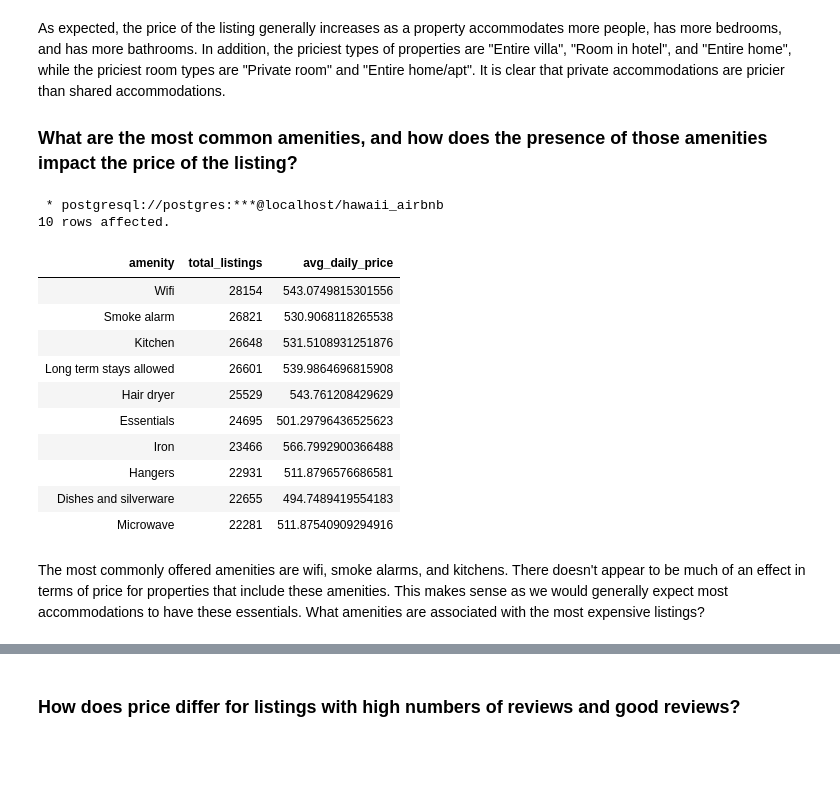
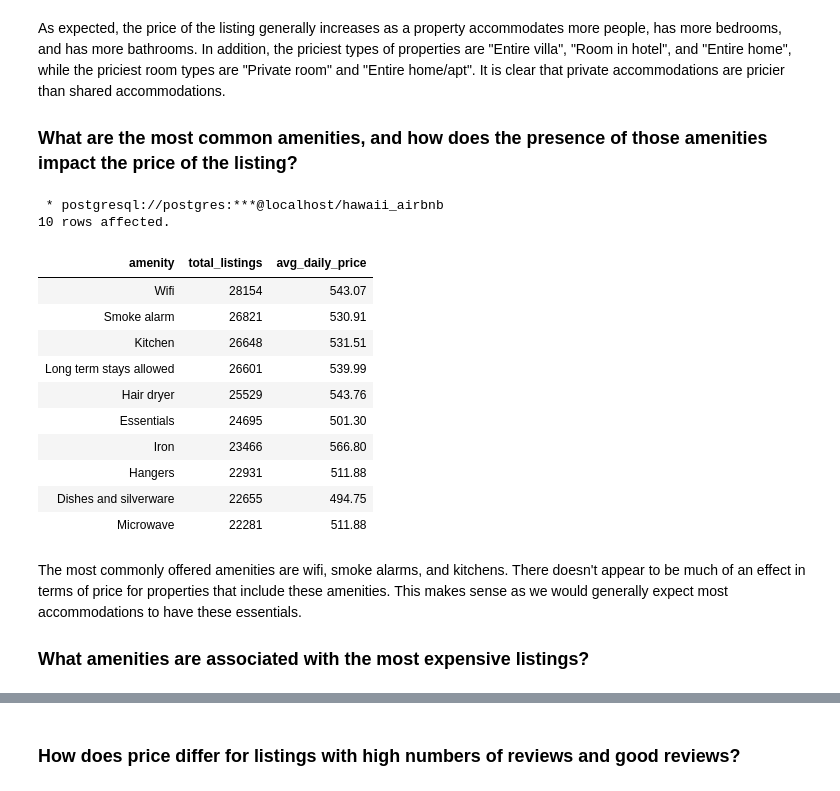
Before and after one commit to kaistops/Hawaii-Airbnb-Analysis, a Jupyter notebook: hawaii_airbnb_analysis.ipynb, the cells around one changed output, grey strips where cells are left out. Saved outputs shown, nothing was run; the diff lists cells and outputs as text; code cells hidden in the pictures; blank space fills up the shorter version.

```diff
--- a/hawaii_airbnb_analysis.ipynb
+++ b/hawaii_airbnb_analysis.ipynb
@@ -90,16 +91,20 @@ array(['Primary Urban Center', 'South Kohala', 'South Kona', 'North Kona',
 # 'bathrooms' column is entirely missing values, can go ahead and drop
 listings = listings.drop(columns=['bathrooms'])
 
-# Extracting bathroom number from 'bathrooms_text' column
+# Extract number of bathrooms in a listing from 'bathrooms_text' column
 listings['bathrooms_text'] = listings['bathrooms_text'].fillna('missing')
-display(listings['bathrooms_text'].unique())
 listings['bathroom_num'] = listings['bathrooms_text'].str.extract(r'(\d+(?:\.\d+)?)')
 listings.loc[listings['bathrooms_text'].str.lower().str.contains('half-bath'), 'bathroom_num'] = 0.5
 
-# Extracting whether a bathroom is shared or not from 'bathrooms_text' column
+# Extract whether a bathroom is shared or not from 'bathrooms_text' column
 listings['bathroom_shared'] = 0
 listings.loc[listings['bathrooms_text'].str.lower().str.contains('shared'), 'bathroom_shared'] = 1
 
+display(listings['bathroom_num'].isna().sum())
+
 # There are still 21 missing values for 'bathroom_num', I will just impute with most common bathroom number which is 1
 listings['bathroom_num'] = listings['bathroom_num'].fillna(listings['bathroom_num'].mode()[0])
+listings['bathroom_num'] = listings['bathroom_num'].astype(float)
+
+display(listings[['bathroom_num', 'bathroom_shared']].describe())
 # %% [output]
@@ -174,8 +160,5 @@ The remaining missing values can remain in the dataset. The values 'description'
 # %%
-# Dropping columns where all observations are missing
-listings = listings.drop(columns=['calendar_updated'])
-
-# Dropping other columns not relevant for analysis
-listings = listings.drop(columns=['scrape_id', 'listing_url', 'scrape_id', 'last_scraped', 'source', 'picture_url', 'latitude', 'longitude', 'minimum_minimum_nights',
+# Drop columns where all observations are missing and columns that are not relevant for analysis
+listings = listings.drop(columns=['calendar_updated', 'scrape_id', 'listing_url', 'scrape_id', 'last_scraped', 'source', 'picture_url', 'latitude', 'longitude', 'minimum_minimum_nights',
                                   	'maximum_minimum_nights', 'minimum_maximum_nights', 'maximum_maximum_nights', 'minimum_nights_avg_ntm',
                                     'maximum_nights_avg_ntm', 'calendar_last_scraped', 'license'])
@@ -773,32 +863,34 @@ As expected, the price of the listing generally increases as a property accommod
 # %%
 %%sql
 
-SELECT amenity, COUNT(*) AS total_listings, AVG(price) AS avg_daily_price
+SELECT amenity, COUNT(*) AS total_listings, ROUND(AVG(price::DECIMAL), 2) AS avg_daily_price
 FROM
     (SELECT regexp_split_to_table(amenities, '[,"]+') AS amenity, price
     FROM listings
     WHERE amenities IS NOT NULL
     ) AS filtered_listings
 WHERE amenity NOT IN (' ', '[', ']')
 GROUP BY amenity
 ORDER BY total_listings DESC
 LIMIT 10;
 # %% [output]
  * postgresql://postgres:***@localhost/hawaii_airbnb
 10 rows affected.
 | amenity | total_listings | avg_daily_price |
-| Wifi | 28154 | 543.0749815301556 |
-| Smoke alarm | 26821 | 530.9068118265538 |
-| Kitchen | 26648 | 531.5108931251876 |
-| Long term stays allowed | 26601 | 539.9864696815908 |
-| Hair dryer | 25529 | 543.761208429629 |
-| Essentials | 24695 | 501.29796436525623 |
-| Iron | 23466 | 566.7992900366488 |
-| Hangers | 22931 | 511.8796576686581 |
-| Dishes and silverware | 22655 | 494.7489419554183 |
-| Microwave | 22281 | 511.87540909294916 |
+| Wifi | 28154 | 543.07 |
+| Smoke alarm | 26821 | 530.91 |
+| Kitchen | 26648 | 531.51 |
+| Long term stays allowed | 26601 | 539.99 |
+| Hair dryer | 25529 | 543.76 |
+| Essentials | 24695 | 501.30 |
+| Iron | 23466 | 566.80 |
+| Hangers | 22931 | 511.88 |
+| Dishes and silverware | 22655 | 494.75 |
+| Microwave | 22281 | 511.88 |
 # %% [markdown]
-The most commonly offered amenities are wifi, smoke alarms, and kitchens. There doesn't appear to be much of an effect in terms of price for properties that include these amenities. This makes sense as we would generally expect most accommodations to have these essentials. What amenities are associated with the most expensive listings?
+The most commonly offered amenities are wifi, smoke alarms, and kitchens. There doesn't appear to be much of an effect in terms of price for properties that include these amenities. This makes sense as we would generally expect most accommodations to have these essentials.
+
+### What amenities are associated with the most expensive listings?
 # %%
 %%sql
 
```
Also changed, not shown: parts of 87 cells of this notebook.
